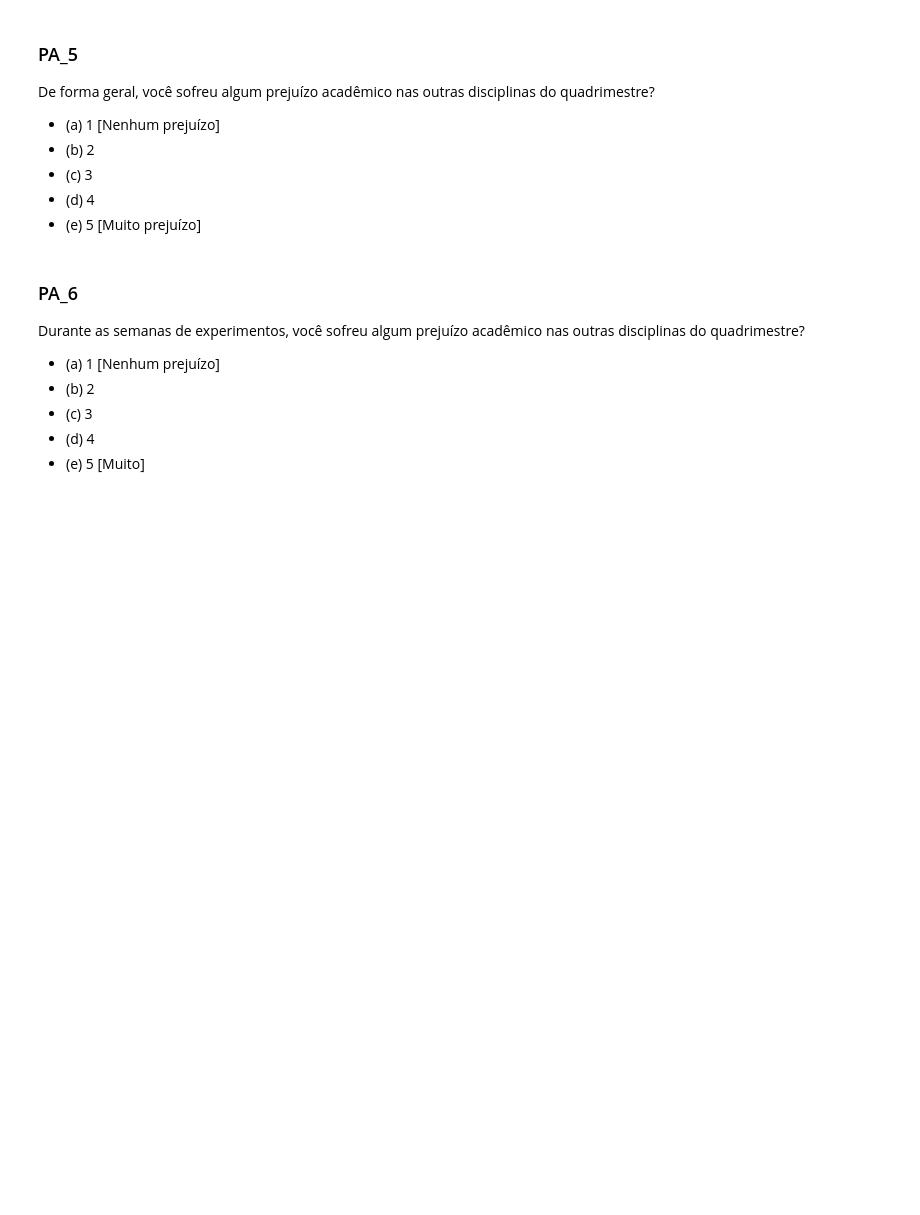
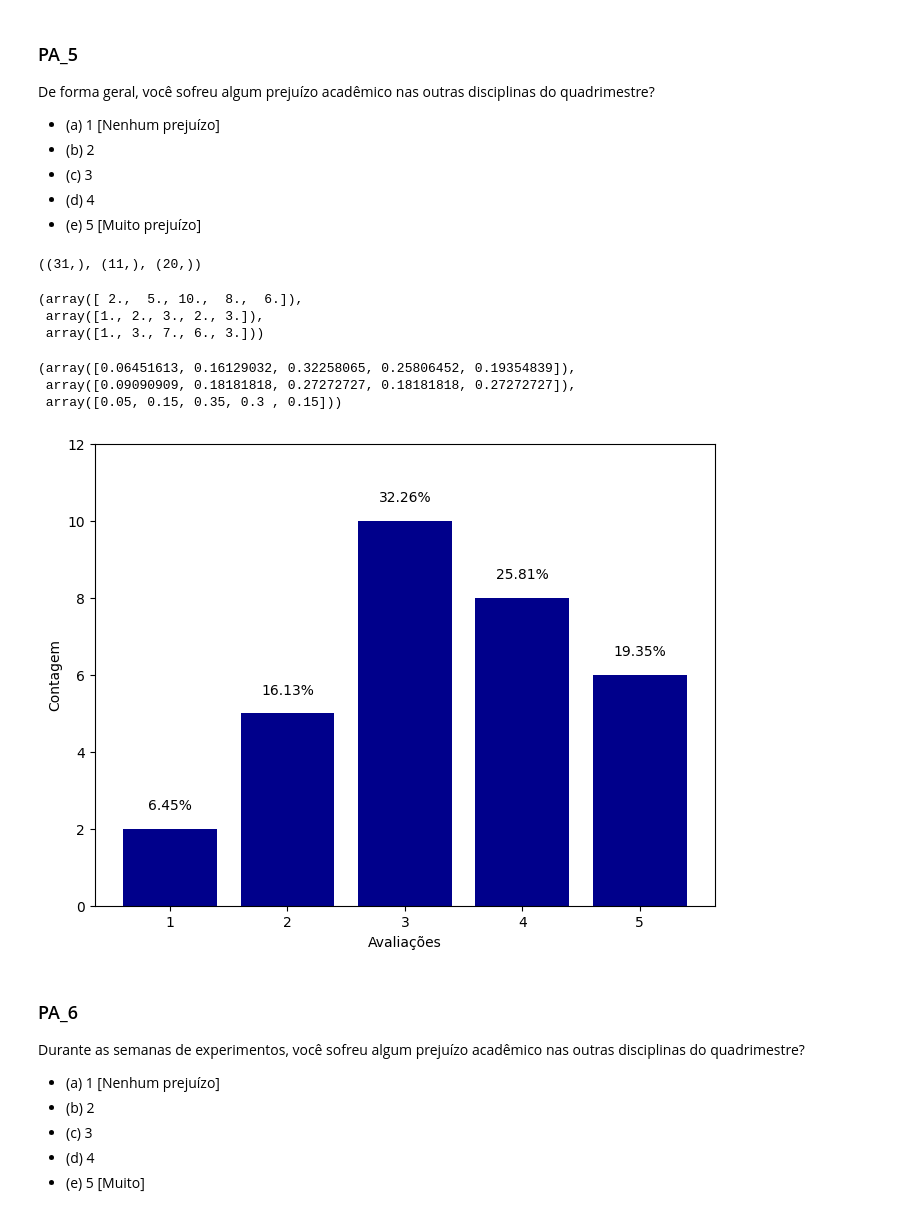
Before and after one commit to henriqueedu2001/pcs3635-health-research-data-analysis, a Jupyter notebook: analisys.ipynb, the cells around one changed output. Cells and saved outputs as stored; diff of their text form; code cells hidden in the pictures; blank space fills up the shorter version.

```diff
--- a/analisys.ipynb
+++ b/analisys.ipynb
@@ -607,3 +607,13 @@ De forma geral, você sofreu algum prejuízo acadêmico nas outras disciplinas d
 - (c) 3
 - (d) 4
 - (e) 5 [Muito prejuízo]
+# %%
+PA_5 = df['PA_5']
+PA_5_monday = monday_df['PA_5']
+PA_5_wednesday = wednesday_df['PA_5']
+
+PA_5.shape, PA_5_monday.shape, PA_5_wednesday.shape
+# %% [output]
+((31,), (11,), (20,))
+# %%
+linkert_categories = [1, 2, 3, 4, 5]
@@ -610,3 +641,52 @@ De forma geral, você sofreu algum prejuízo acadêmico nas outras disciplinas d
+# %%
+PA_5_counting = count_linkert(PA_5)
+PA_5_monday_counting = count_linkert(PA_5_monday)
+PA_5_wednesday_counting = count_linkert(PA_5_wednesday)
+
+PA_5_counting, PA_5_monday_counting, PA_5_wednesday_counting
+# %% [output]
+(array([ 2.,  5., 10.,  8.,  6.]),
+ array([1., 2., 3., 2., 3.]),
+ array([1., 3., 7., 6., 3.]))
+# %%
+PA_5_frequency = PA_5_counting/sum(PA_5_counting)
+PA_5_monday_frequency = PA_5_monday_counting/sum(PA_5_monday_counting)
+PA_5_wednesday_frequency = PA_5_wednesday_counting/sum(PA_5_wednesday_counting)
+
+PA_5_frequency, PA_5_monday_frequency, PA_5_wednesday_frequency
+# %% [output]
+(array([0.06451613, 0.16129032, 0.32258065, 0.25806452, 0.19354839]),
+ array([0.09090909, 0.18181818, 0.27272727, 0.18181818, 0.27272727]),
+ array([0.05, 0.15, 0.35, 0.3 , 0.15]))
+# %%
+# plotting PA_5 (general)
+fig, axs = plt.subplots(figsize=fig_default_size)
+
+axs.bar(linkert_categories, PA_5_counting, color=fig_default_color)
+
+# text in the top of the bars
+for i in range(5):
+    x = 1 + i
+    y = PA_5_counting[i] + top_bar_text_offset
+    percentage_str = get_percentage_str(fraction=PA_5_frequency[i])
+
+    fig.text(x, y, percentage_str, ha='center', transform=plt.gca().transData)
+
+# axs setting
+axs.yaxis.set_major_locator(MaxNLocator(integer=True)) # restricts the y axis in to integer values
+axs.set_ylim(0, 12)
+axs.set_xlabel('Avaliações')
+axs.set_ylabel('Contagem')
+
+
+# save the figure in png format
+if save_all_figures:
+    plt.savefig('academic_imgs/PA_5_general')
+
+# showing the figure
+plt.show()
+# %% [output]
+[figure, added]
 # %% [markdown]
 ### PA_6
 Durante as semanas de experimentos, você sofreu algum prejuízo acadêmico nas outras disciplinas do quadrimestre?
```
Also changed, not shown: parts of 5 cells of this notebook.
